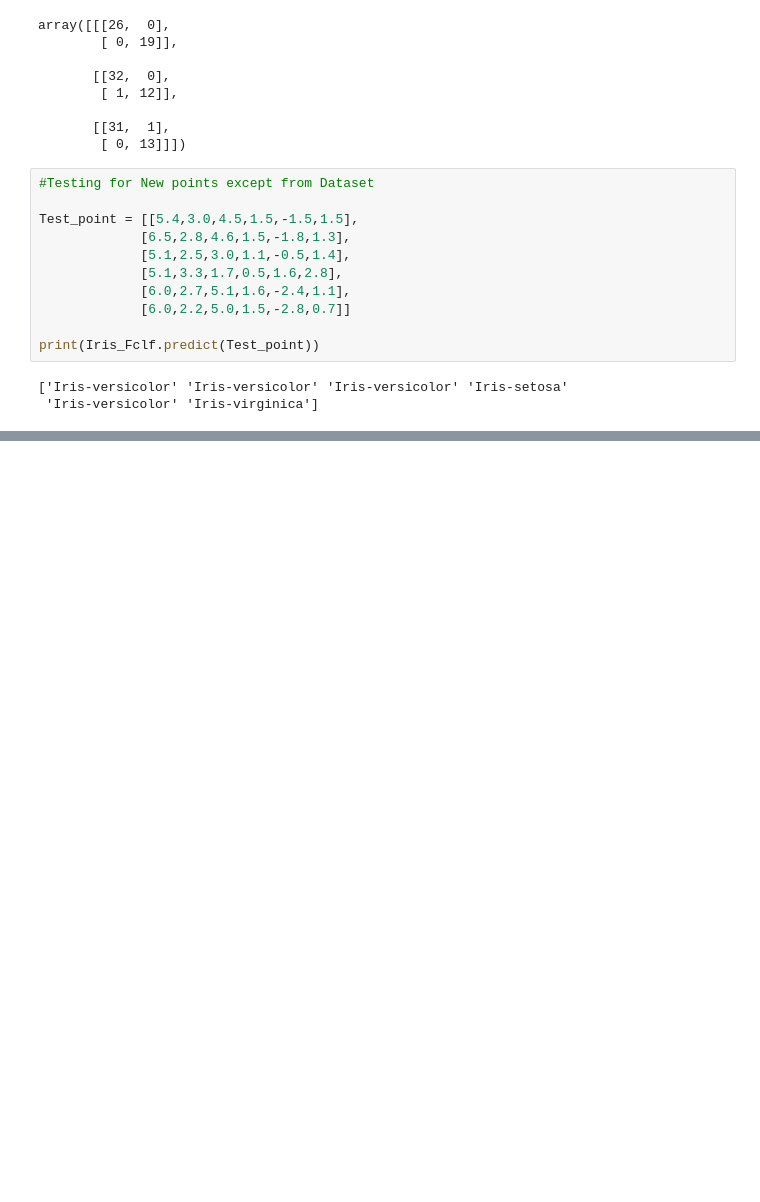
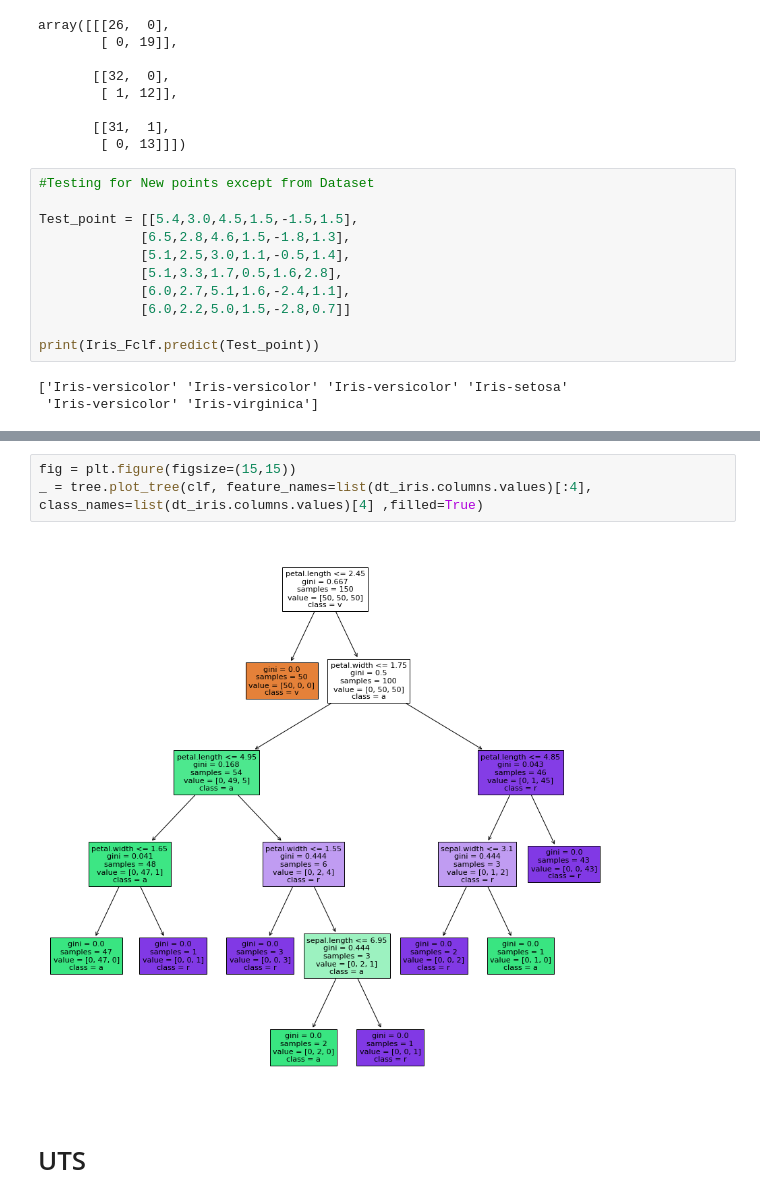
Before and after one commit to Fadhila-Zahra/datamining, a Jupyter notebook: _sources/notebooks.ipynb, the cells around one changed output, grey strips where cells are left out. Saved outputs shown, nothing was run; the diff lists cells and outputs as text; blank space fills up the shorter version.

```diff
--- a/_sources/notebooks.ipynb
+++ b/_sources/notebooks.ipynb
@@ -1414,0 +1474,7 @@ print(Iris_Fclf.predict(Test_point))
+# %%
+fig = plt.figure(figsize=(15,15))
+_ = tree.plot_tree(clf, feature_names=list(dt_iris.columns.values)[:4], class_names=list(dt_iris.columns.values)[4] ,filled=True)
+# %% [output]
+[figure, added]
+# %% [markdown]
+# UTS
```
Also changed, not shown: parts of 35 cells of this notebook, 9 other files.
